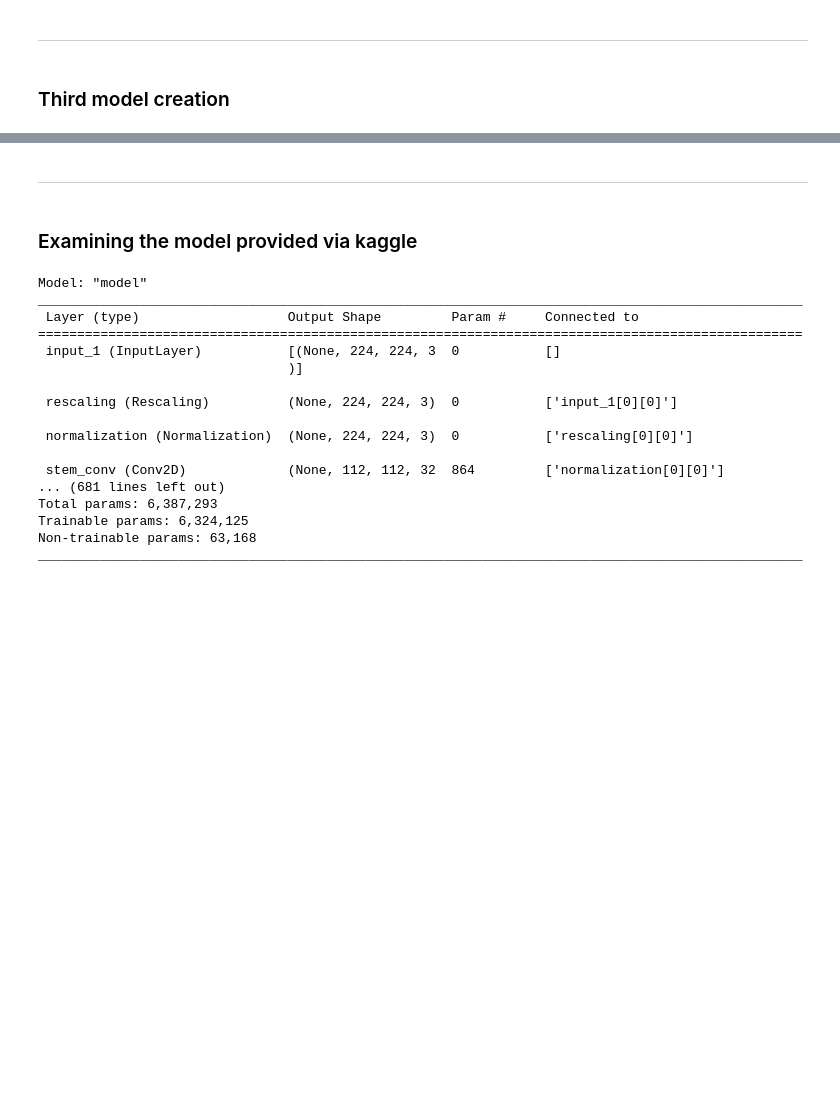
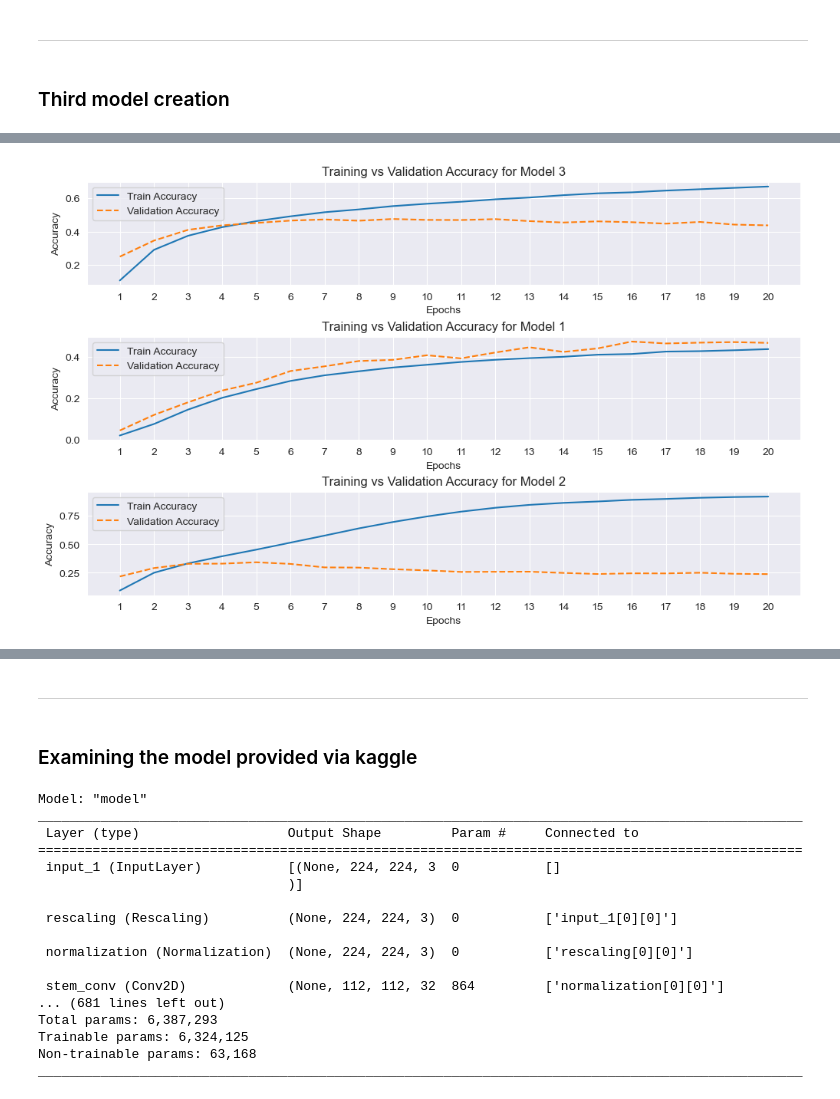
Before and after one commit to dvdhartsman/Bird_Species_Image_Classification, a Jupyter notebook: Bird_Classification_2.ipynb, the cells around one changed output, grey strips where cells are left out. Cells and saved outputs as stored; diff of their text form; code cells hidden in the pictures; blank space fills up the shorter version.

Commit message:
3rd model done, plotted, but data and model not saved due to kernel issue

```diff
--- a/Bird_Classification_2.ipynb
+++ b/Bird_Classification_2.ipynb
@@ -303,13 +304,17 @@ g.set_titles("{row_name}");
 # %% [output]
 [figure]
 # %%
-def plot_history_comparisons(dfs:list, metrics:list):
+def plot_history_comparisons(dfs:list, metrics:str):
+    """
+    Compare one performance metric between 2 or more models
+    """
     sns.set_style("darkgrid")
-    fig, ax = plt.subplots(nrows=len(dfs), figsize=(12,7))
-    plt.subplots_adjust(hspace=0.5)
+    fig, ax = plt.subplots(nrows=len(dfs), figsize=(12,7), gridspec_kw={"hspace":.5})
     for idx, df in enumerate(dfs):
         sns.lineplot(data=df, x="Epochs", y=metrics, ax=ax[idx], label=f"Train {metrics.title()}")
-        sns.lineplot(data=df, x="Epochs", y=f"val_{metrics}", ax=ax[idx], label= f"Validation {metrics.title()}")
+        sns.lineplot(data=df, x="Epochs", y=f"val_{metrics}", ax=ax[idx], label= f"Validation {metrics.title()}",\
+                    linestyle="--")
+
         ax[idx].set_title(f"Training vs Validation {metrics.title()} for {df['Name'][0]}")
         ax[idx].set_xlabel("Epochs")
         ax[idx].set_xticks(range(1,21))
@@ -344,5 +359,5 @@ def f1_score(y_true, y_pred):
 # %%
-from tensorflow.keras.metrics import Recall, Precision
+# Third model composition
 
 model3 = Sequential()
 
@@ -364,12 +379,10 @@ model3.add(Flatten())
 model3.add(Dense(124, activation="relu"))
 model3.add(Dense(525, activation="softmax"))
 
-model3.compile(optimizer="adam", loss="categorical_crossentropy", metrics=["accuracy", ])
-
 # Model Compilation
 
-model.compile(optimizer="adam", loss="categorical_crossentropy", \
-              metrics=["accuracy", Recall(), Precision(), f1_score])
+model3.compile(optimizer="adam", loss="categorical_crossentropy", \
+              metrics=["accuracy"])
 # %%
 model3.summary()
 # %% [output]
@@ -399,0 +428,7 @@ KeyboardInterrupt:
+# %%
+# Dataframe for 3rd model metrics
+
+model3_df = pd.DataFrame(history_3.history)
+model3_df["Epochs"] = range(1, 21)
+model3_df["Name"] = "Model 3"
+model3_df.head()
@@ -399,0 +480,4 @@ KeyboardInterrupt:
+# %%
+plot_history_comparisons([model3_df, first_model, model_df], "accuracy")
+# %% [output]
+[figure, added]
```
Also changed, not shown: parts of 14 cells of this notebook.
